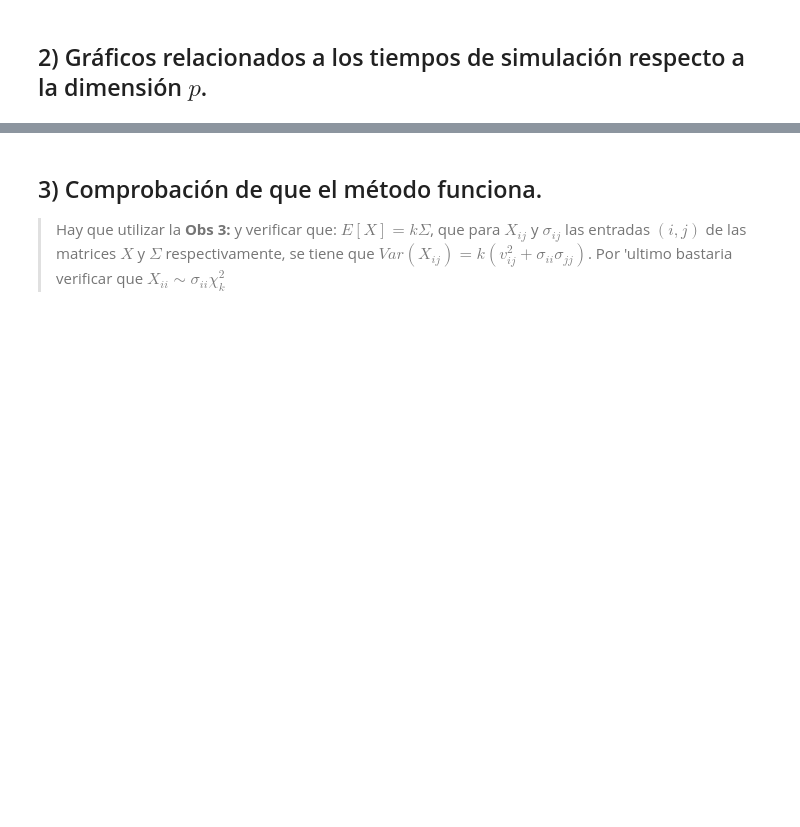
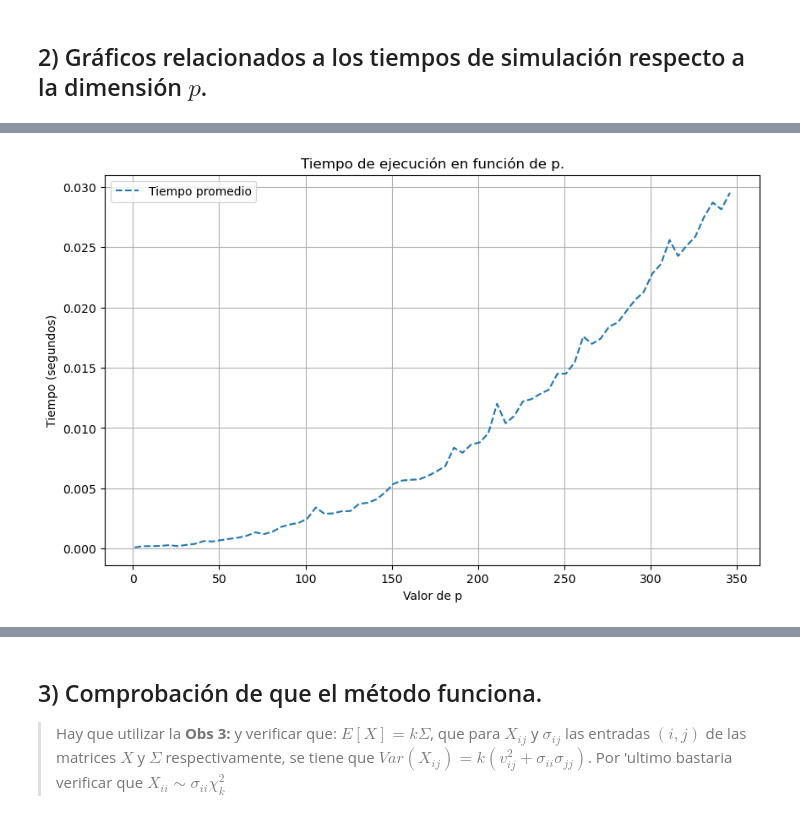
Before and after one commit to Darkrayyss/Certamen-1-MAT468-Diego-Astaburuaga, a Jupyter notebook: Entrega Certamen/Pregunta1.ipynb, the cells around one changed output, grey strips where cells are left out. Cells and saved outputs as stored; diff of their text form; code cells hidden in the pictures; blank space fills up the shorter version.

```diff
--- a/Entrega Certamen/Pregunta1.ipynb
+++ b/Entrega Certamen/Pregunta1.ipynb
@@ -243,0 +310,16 @@ podemos observar que el tiempo de computo se comporta según lo que se podría e
+# %%
+plt.figure(figsize=(10, 6))
+
+plt.plot(p_list, elapsed_times, '--', label=f'Tiempo promedio')
+
+
+plt.xlabel('Valor de p')
+plt.ylabel('Tiempo (segundos)')
+plt.title(r'Tiempo de ejecución en función de p.')
+plt.legend()
+plt.grid(True)
+
+# Mostrar el gráfico
+plt.show()
+# %% [output]
+[figure, added]
```
Also changed, not shown: parts of 33 cells of this notebook, 1 other file.
